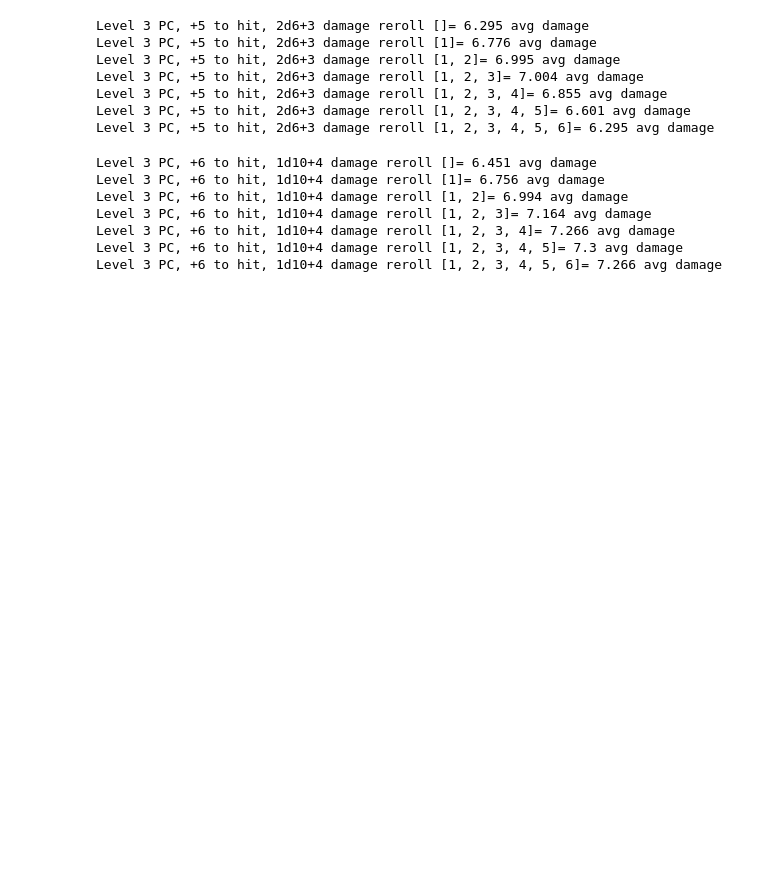
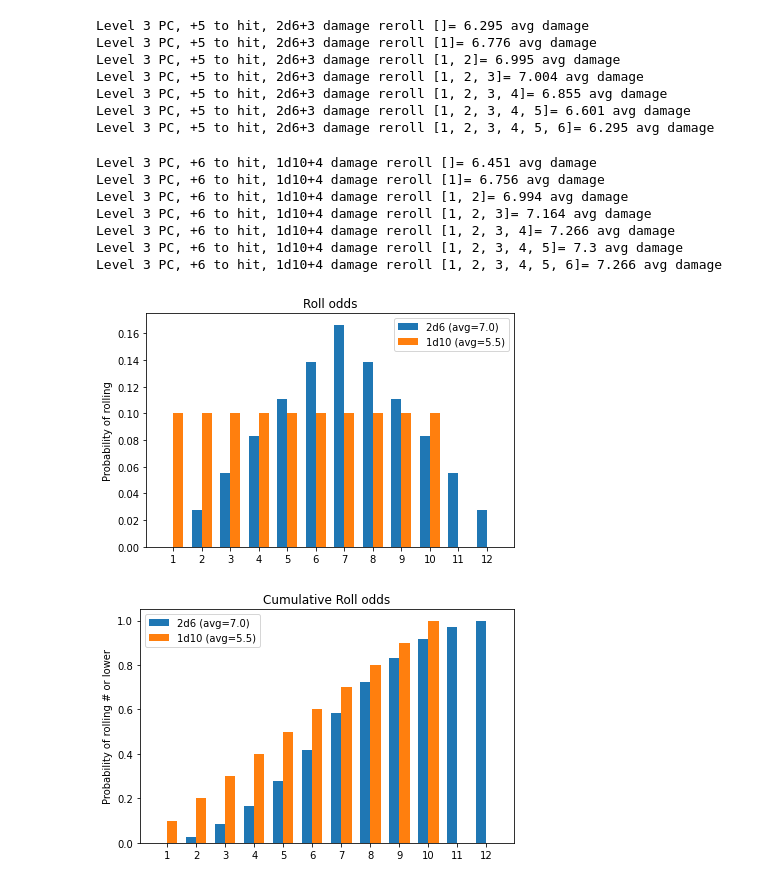
Before and after one commit to dyoung418/dnd_stats, a Jupyter notebook: dnd_dice_calcs.ipynb, the cells around one changed output. Cells and saved outputs as stored; diff of their text form; code cells hidden in the pictures; blank space fills up the shorter version.

Commit message:
added roll distribution graph and grid printout format

```diff
--- a/dnd_dice_calcs.ipynb
+++ b/dnd_dice_calcs.ipynb
@@ -514,3 +614,64 @@ Level 3 PC, +6 to hit, 1d10+4 damage reroll [1, 2, 3]= 7.164 avg damage
 Level 3 PC, +6 to hit, 1d10+4 damage reroll [1, 2, 3, 4]= 7.266 avg damage
 Level 3 PC, +6 to hit, 1d10+4 damage reroll [1, 2, 3, 4, 5]= 7.3 avg damage
 Level 3 PC, +6 to hit, 1d10+4 damage reroll [1, 2, 3, 4, 5, 6]= 7.266 avg damage
+# %%
+def compare_odds_dist(roll1_odds, roll2_odds, labels=['roll1', 'roll2'], cumulative=False):
+    roll_values = set(roll1_odds.keys()) | set(roll2_odds.keys())
+    r1_odds = [roll1_odds[k] if k in roll1_odds else 0 for k in roll_values]
+    r2_odds = [roll2_odds[k] if k in roll2_odds else 0 for k in roll_values]
+    if cumulative:
+        r1_odds = [sum(r1_odds[:i+1]) if sum(r1_odds[:i])<0.9999 else 0 for i in range(len(r1_odds))]
+        r2_odds = [sum(r2_odds[:i+1]) if sum(r2_odds[:i])<0.9999 else 0 for i in range(len(r2_odds))]
+
+    x = np.arange(len(roll_values))  # the label locations
+    width = 0.35  # the width of the bars
+
+    r1_avg = sum([total * weight for total, weight in roll1_odds.items()])
+    r2_avg = sum([total * weight for total, weight in roll2_odds.items()])
+
+    fig, ax = plt.subplots()
+    rects1 = ax.bar(x - width/2, r1_odds, width, label=labels[0]+f" (avg={r1_avg:0.2})")
+    rects2 = ax.bar(x + width/2, r2_odds, width, label=labels[1]+f" (avg={r2_avg:0.2})")
+
+    # Add some text for labels, title and custom x-axis tick labels, etc.
+    ax.set_ylabel('Probability of rolling')
+    ax.set_title('Roll odds')
+    if cumulative:
+        ax.set_ylabel('Probability of rolling # or lower')
+        ax.set_title('Cumulative Roll odds')
+    ax.set_xticks(x)
+    ax.set_xticklabels(roll_values)
+    ax.legend()
+
+    def autolabel(rects):
+        """Attach a text label above each bar in *rects*, displaying its height."""
+        for rect in rects:
+            height = rect.get_height()
+            ax.annotate('{:0.3f}'.format(height),
+                        xy=(rect.get_x() + rect.get_width() / 2, height),
+                        xytext=(0, 3),  # 3 points vertical offset
+                        textcoords="offset points",
+                        ha='center', va='bottom')
+
+    #autolabel(rects1)
+    #autolabel(rects2)
+
+
+
+    fig.tight_layout()
+    plt.show()
+
+compare_odds_dist(
+    total_odds(6, n=2, adder=0, adv='normal', reroll_nums=[]),
+    total_odds(10, n=1, adder=0, adv='normal', reroll_nums=[]),
+    labels=['2d6', '1d10']
+)
+compare_odds_dist(
+    total_odds(6, n=2, adder=0, adv='normal', reroll_nums=[]),
+    total_odds(10, n=1, adder=0, adv='normal', reroll_nums=[]),
+    labels=['2d6', '1d10'],
+    cumulative=True
+)
+# %% [output]
+[figure, added]
+[figure, added]
```
Also changed, not shown: parts of 4 cells of this notebook.
